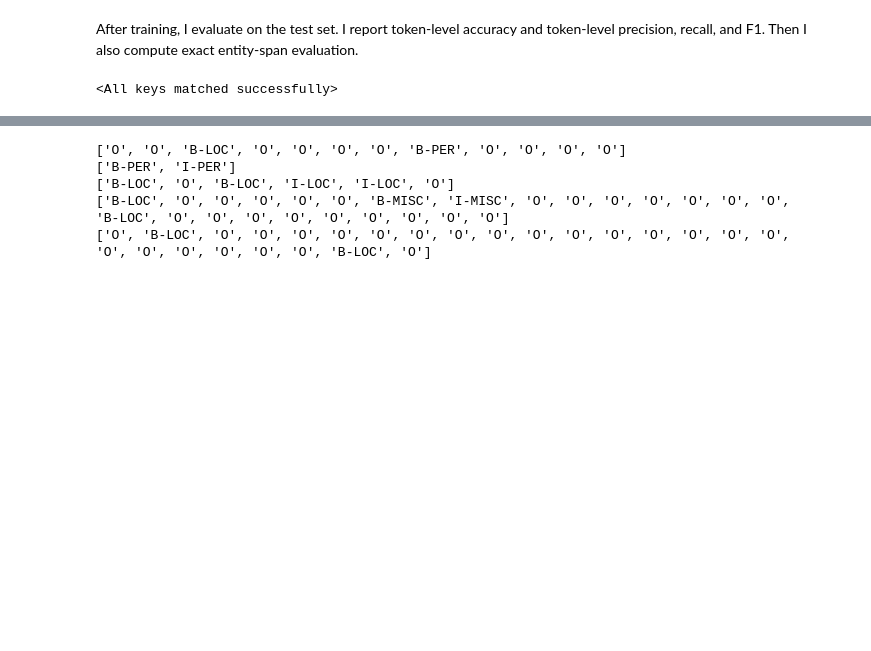
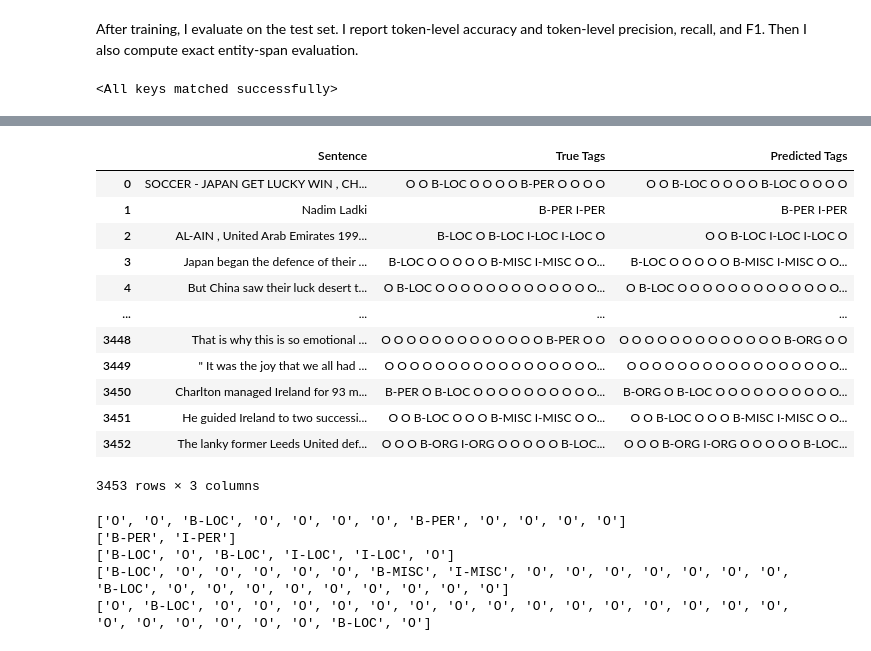
Before and after one commit to Efemirkan/ner-comparison-project, a Jupyter notebook: notebooks/02_bilstm_model.ipynb, the cells around one changed output, grey strips where cells are left out. Saved outputs shown, nothing was run; the diff lists cells and outputs as text; code cells hidden in the pictures; blank space fills up the shorter version.

Commit message:
Completed error analysis for tag confusion and boundary error. Evaluated results.

```diff
--- a/notebooks/02_bilstm_model.ipynb
+++ b/notebooks/02_bilstm_model.ipynb
@@ -1353,0 +1399,20 @@ def evaluation(model, test_data):
+# %%
+sentence_results = pd.DataFrame({"Sentence": [" ".join(words) for words in eval_results["sent_words"]],
+                                 "True Tags": [" ".join(tags) for tags in eval_results["true_entity"]],
+                                 "Predicted Tags": [" ".join(tags) for tags in eval_results["pred_entity"]]})
+
+sentence_results
+# %% [output]
+|  | Sentence | True Tags | Predicted Tags |
+| 0 | SOCCER - JAPAN GET LUCKY WIN , CH... | O O B-LOC O O O O B-PER O O O O | O O B-LOC O O O O B-LOC O O O O |
+| 1 | Nadim Ladki | B-PER I-PER | B-PER I-PER |
+| 2 | AL-AIN , United Arab Emirates 199... | B-LOC O B-LOC I-LOC I-LOC O | O O B-LOC I-LOC I-LOC O |
+| 3 | Japan began the defence of their ... | B-LOC O O O O O B-MISC I-MISC O O... | B-LOC O O O O O B-MISC I-MISC O O... |
+| 4 | But China saw their luck desert t... | O B-LOC O O O O O O O O O O O O O... | O B-LOC O O O O O O O O O O O O O... |
+| ... | ... | ... | ... |
+| 3448 | That is why this is so emotional ... | O O O O O O O O O O O O O B-PER O O | O O O O O O O O O O O O O B-ORG O O |
+| 3449 | " It was the joy that we all had ... | O O O O O O O O O O O O O O O O O... | O O O O O O O O O O O O O O O O O... |
+| 3450 | Charlton managed Ireland for 93 m... | B-PER O B-LOC O O O O O O O O O O... | B-ORG O B-LOC O O O O O O O O O O... |
+| 3451 | He guided Ireland to two successi... | O O B-LOC O O O B-MISC I-MISC O O... | O O B-LOC O O O B-MISC I-MISC O O... |
+| 3452 | The lanky former Leeds United def... | O O O B-ORG I-ORG O O O O O B-LOC... | O O O B-ORG I-ORG O O O O O B-LOC... |
+3453 rows × 3 columns
```
Also changed, not shown: parts of 35 cells of this notebook, 1 other file.
